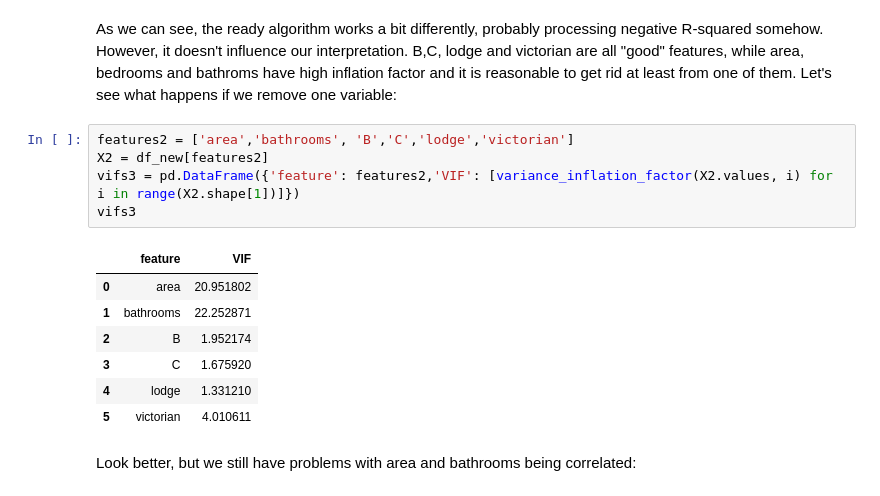
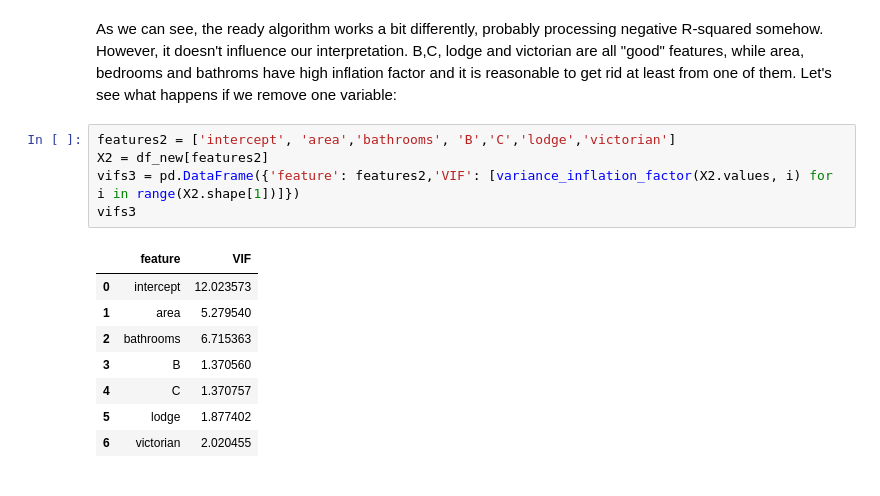
Before and after one commit to AnaMakarevich/DAND, a Jupyter notebook: SelectedLectureNotes/Regression.ipynb, the cells around one changed output. Drawn from its saved outputs; the diff is of its cells as text.

```diff
--- a/SelectedLectureNotes/Regression.ipynb
+++ b/SelectedLectureNotes/Regression.ipynb
@@ -375,17 +376,16 @@ vifs2
 # %% [markdown]
 As we can see, the ready algorithm works a bit differently, probably processing negative R-squared somehow. However, it doesn't influence our interpretation. B,C, lodge and victorian are all "good" features, while area, bedrooms and bathroms have high inflation factor and it is reasonable to get rid at least from one of them. Let's see what happens if we remove one variable:
 # %%
-features2 = ['area','bathrooms', 'B','C','lodge','victorian']
+features2 = ['intercept', 'area','bathrooms', 'B','C','lodge','victorian']
 X2 = df_new[features2]
 vifs3 = pd.DataFrame({'feature': features2,'VIF': [variance_inflation_factor(X2.values, i) for i in range(X2.shape[1])]})
 vifs3
 # %% [output]
 |  | feature | VIF |
-| 0 | area | 20.951802 |
-| 1 | bathrooms | 22.252871 |
-| 2 | B | 1.952174 |
-| 3 | C | 1.675920 |
-| 4 | lodge | 1.331210 |
-| 5 | victorian | 4.010611 |
+| 0 | intercept | 12.023573 |
+| 1 | area | 5.279540 |
+| 2 | bathrooms | 6.715363 |
+| 3 | B | 1.370560 |
+| 4 | C | 1.370757 |
+| 5 | lodge | 1.877402 |
+| 6 | victorian | 2.020455 |
-# %% [markdown]
-Look better, but we still have problems with area and bathrooms being correlated:
```
Also changed, not shown: parts of 8 cells of this notebook.
